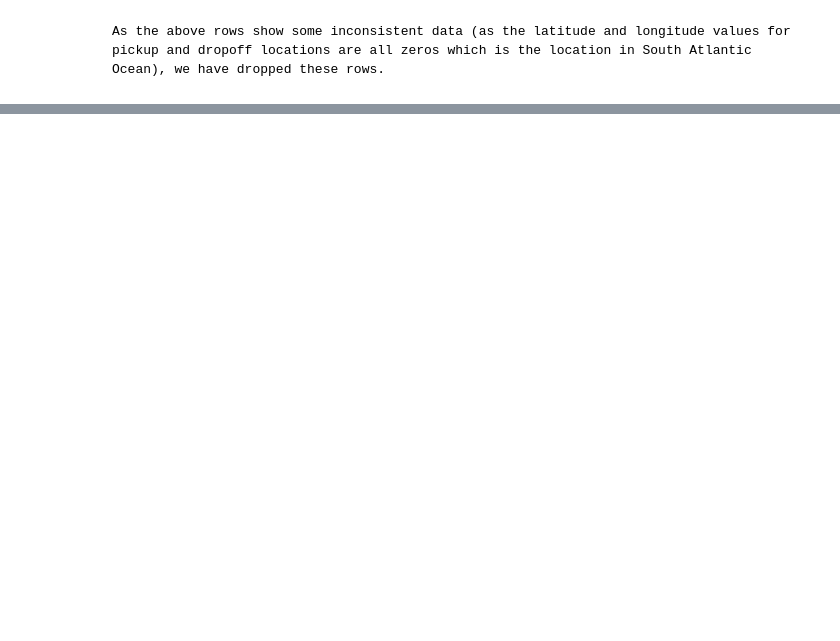
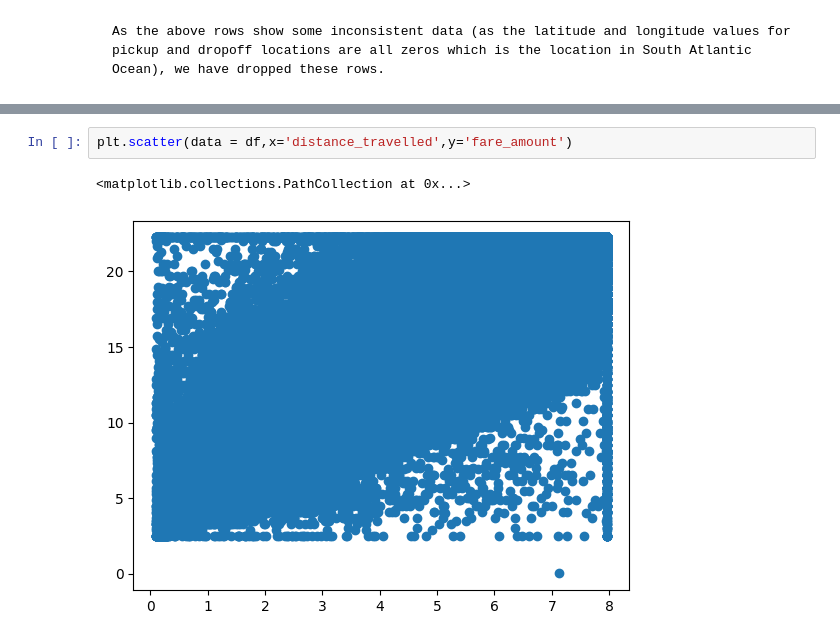
Before and after one commit to MLFOLKS/Uber_Project_Pipeline, a Jupyter notebook: notebooks/eda.ipynb, the cells around one changed output, grey strips where cells are left out. Drawn from its saved outputs; the diff is of its cells as text; blank space fills up the shorter version.

```diff
--- a/notebooks/eda.ipynb
+++ b/notebooks/eda.ipynb
@@ -334,0 +455,5 @@ plt.scatter(data = df,x='distance_travelled',y='fare_amount')
+# %%
+plt.scatter(data = df,x='distance_travelled',y='fare_amount')
+# %% [output]
+<matplotlib.collections.PathCollection at 0x...>
+[figure, added]
```
Also changed, not shown: parts of 44 cells of this notebook, 2 other files.
